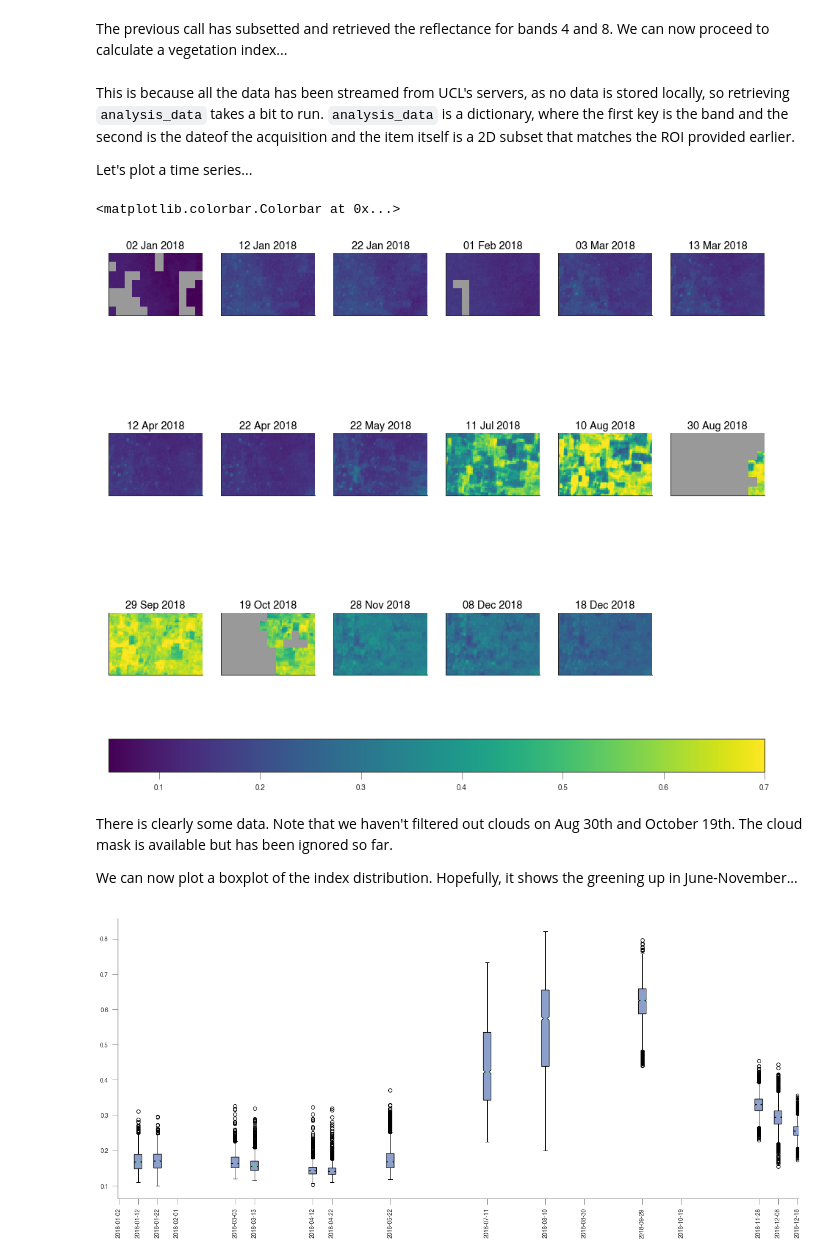
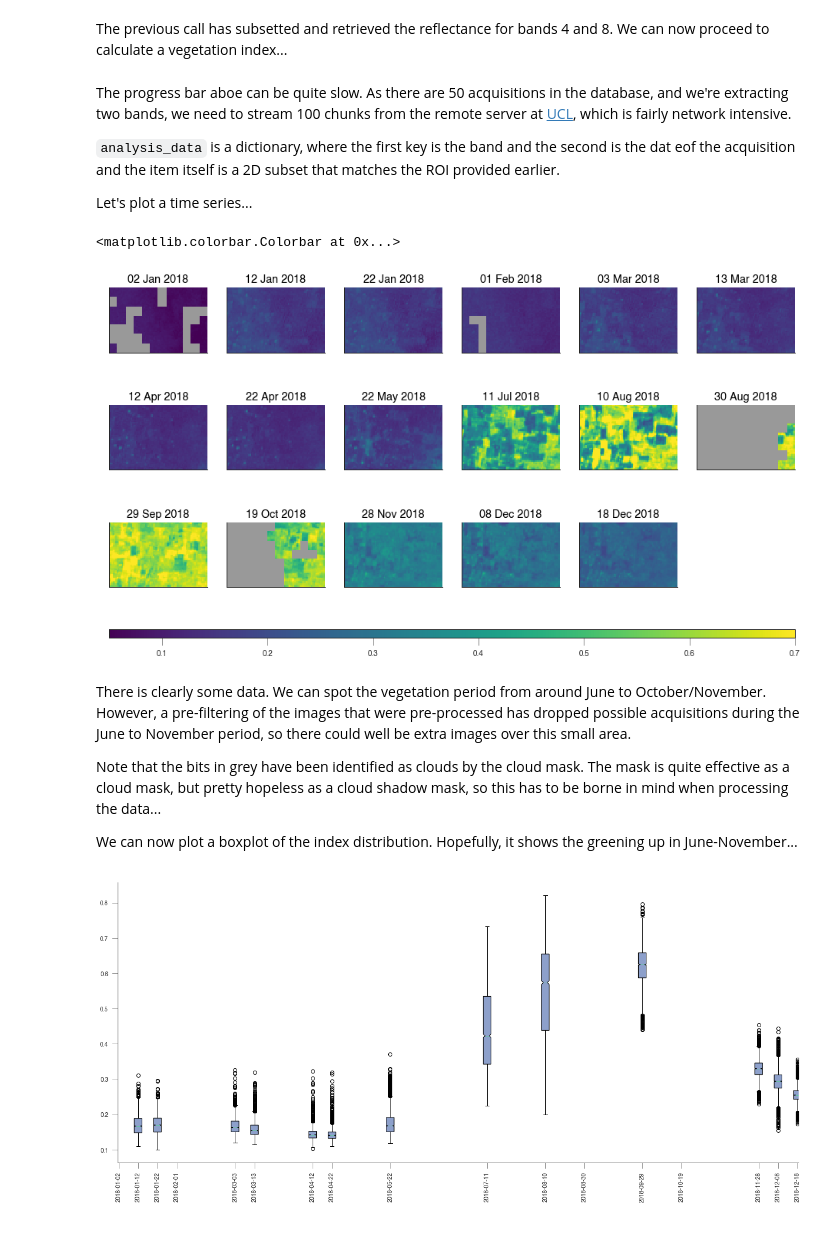
Before and after one commit to jgomezdans/demo_ghana, a Jupyter notebook: examine_data.ipynb, the cells around one changed output. Cells and saved outputs as stored; diff of their text form; code cells hidden in the pictures.

```diff
--- a/examine_data.ipynb
+++ b/examine_data.ipynb
@@ -37,29 +58,33 @@ dates = sorted(analysis_data['B04'].keys())
 ndvi = {k:((analysis_data['B08'][k] - analysis_data['B04'][k])/ \
             (analysis_data['B08'][k] + analysis_data['B04'][k])) for k in dates}
 # %% [markdown]
-This is because all the data has been streamed from UCL's servers, as no data is stored locally, so retrieving `analysis_data` takes a bit to run. `analysis_data` is a dictionary, where the first key is the band and the second is the dateof the acquisition and the item itself is a 2D subset that matches the ROI provided earlier.
+The progress bar aboe can be quite slow. As there are 50 acquisitions in the database, and we're extracting two bands, we need to stream 100 chunks from the remote server at [UCL](http://www.geog.ucl.ac.uk/), which is fairly network intensive.
+
+`analysis_data` is a dictionary, where the first key is the band and the second is the dat eof the acquisition and the item itself is a 2D subset that matches the ROI provided earlier.
 
 Let's plot a time series...
 # %%
-fig, axs = plt.subplots(nrows=3, ncols=6, sharex=True, sharey=True, figsize=(16,16))
+fig, axs = plt.subplots(nrows=3, ncols=6, sharex=True, sharey=True, figsize=(16,10))
 axs = axs.flatten()
 cmap = plt.cm.viridis
 cmap.set_bad("0.6")
 for ii, (k,v) in enumerate(ndvi.items()):
     im =axs[ii].imshow(v, interpolation="nearest", vmin=0.05,
                        vmax=0.7, cmap=cmap)
     axs[ii].set_title(k.strftime("%d %b %Y"))
     axs[ii].set_xticks([])
     axs[ii].set_yticks([])
 axs[-1].set_visible(False)
-fig.colorbar(im, ax=axs.tolist(), orientation="horizontal", pad=0.1)
+fig.colorbar(im, ax=axs.tolist(), orientation="horizontal", pad=0.1, aspect=80)
 # %% [output]
 <matplotlib.colorbar.Colorbar at 0x...>
-[figure, old version]
+[figure, new version]
-# %% [markdown]
-There is clearly some data. Note that we haven't filtered out clouds on Aug 30th and October 19th. The cloud mask is available but has been ignored so far.
-
-We can now plot a boxplot of the index distribution. Hopefully, it shows the greening up in June-November...
+# %% [markdown]
+There is clearly some data. We can spot the vegetation period from around June to October/November. However, a pre-filtering of the images that were pre-processed has dropped possible acquisitions during the June to November period, so there could well be extra images over this small area.
+
+Note that the bits in grey have been identified as clouds by the cloud mask. The mask is quite effective as a cloud mask, but pretty hopeless as a cloud shadow mask, so this has to be borne in mind when processing the data...
+
+We can now plot a boxplot of the index distribution. Hopefully, it shows the greening up in June-November...
 # %%
 data = []
 doys = []
```
Also changed, not shown: parts of 6 cells of this notebook.
